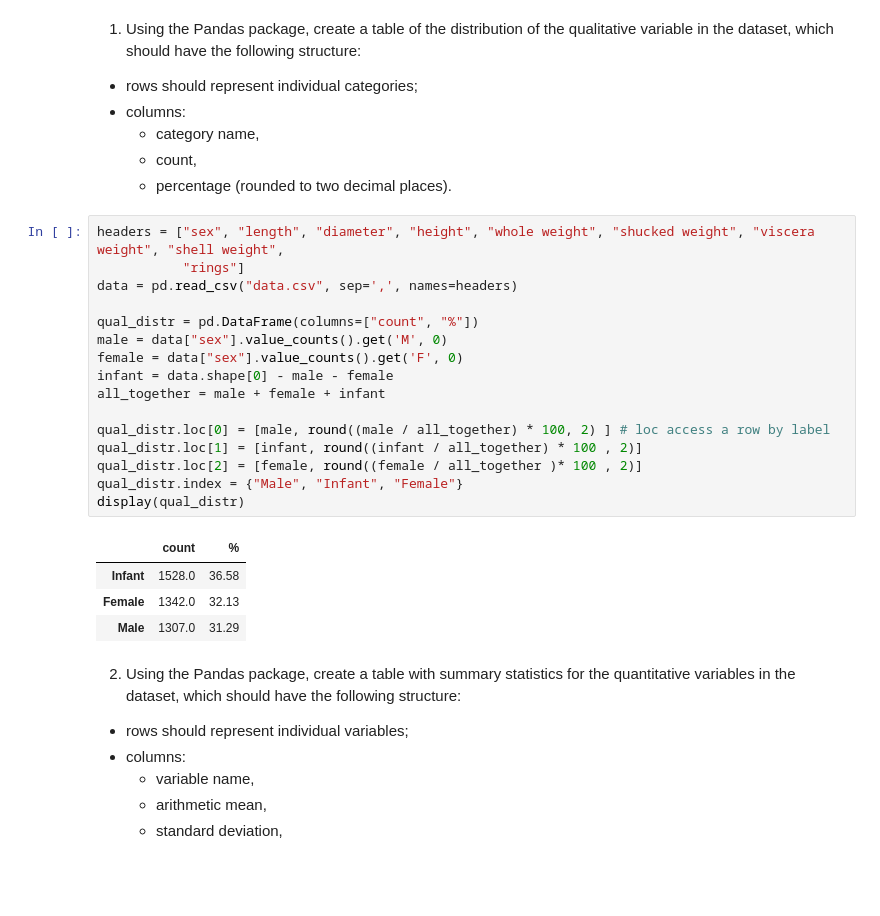
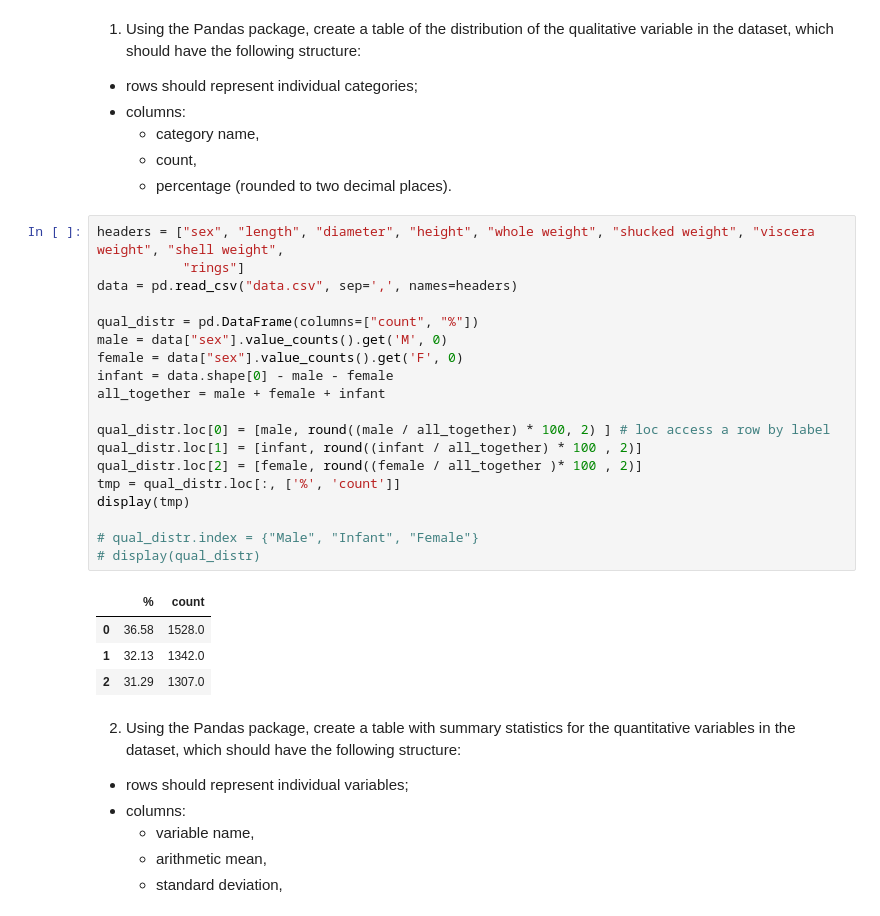
Before and after one commit to wzyndul/programming_in_python, a Jupyter notebook: assignment1/analysis.ipynb, the cells around one changed output. Saved outputs shown, nothing was run; the diff lists cells and outputs as text; blank space fills up the shorter version.

```diff
--- a/assignment1/analysis.ipynb
+++ b/assignment1/analysis.ipynb
@@ -12,24 +12,27 @@ import matplotlib.pyplot as plt
 # %%
 headers = ["sex", "length", "diameter", "height", "whole weight", "shucked weight", "viscera weight", "shell weight",
            "rings"]
 data = pd.read_csv("data.csv", sep=',', names=headers)
 
 qual_distr = pd.DataFrame(columns=["count", "%"])
 male = data["sex"].value_counts().get('M', 0)
 female = data["sex"].value_counts().get('F', 0)
 infant = data.shape[0] - male - female
 all_together = male + female + infant
 
 qual_distr.loc[0] = [male, round((male / all_together) * 100, 2) ] # loc access a row by label
 qual_distr.loc[1] = [infant, round((infant / all_together) * 100 , 2)]
 qual_distr.loc[2] = [female, round((female / all_together )* 100 , 2)]
-qual_distr.index = {"Male", "Infant", "Female"}
-display(qual_distr)
+tmp = qual_distr.loc[:, ['%', 'count']]
+display(tmp)
+
+# qual_distr.index = {"Male", "Infant", "Female"}
+# display(qual_distr)
 # %% [output]
-|  | count | % |
-| Infant | 1528.0 | 36.58 |
-| Female | 1342.0 | 32.13 |
-| Male | 1307.0 | 31.29 |
+|  | % | count |
+| 0 | 36.58 | 1528.0 |
+| 1 | 32.13 | 1342.0 |
+| 2 | 31.29 | 1307.0 |
 # %% [markdown]
 2. Using the Pandas package, create a table with summary statistics for the quantitative variables in the dataset, which should have the following structure:
 - rows should represent individual variables;
```
Also changed, not shown: parts of 8 cells of this notebook.
